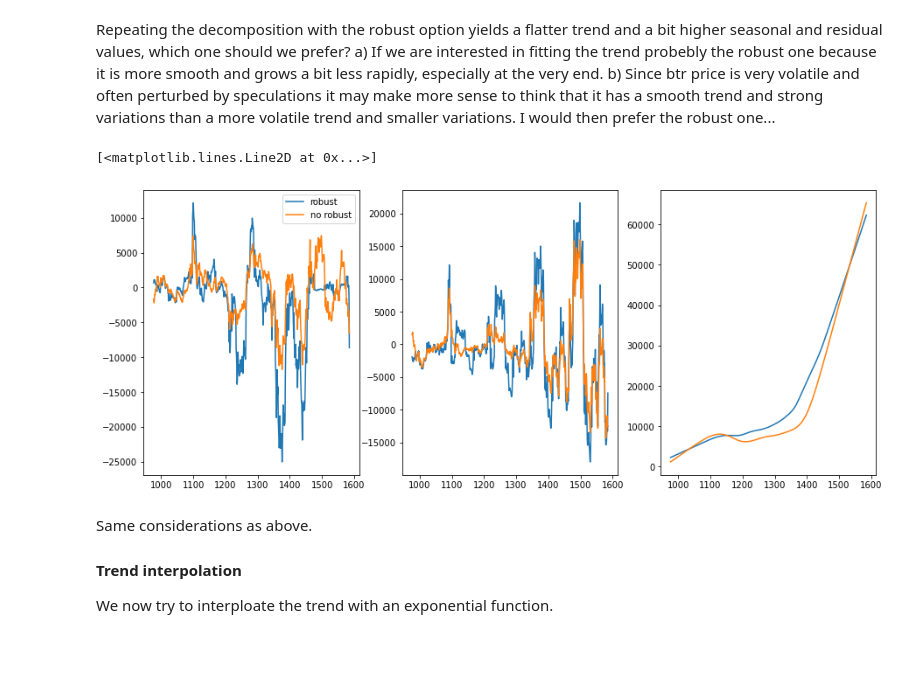
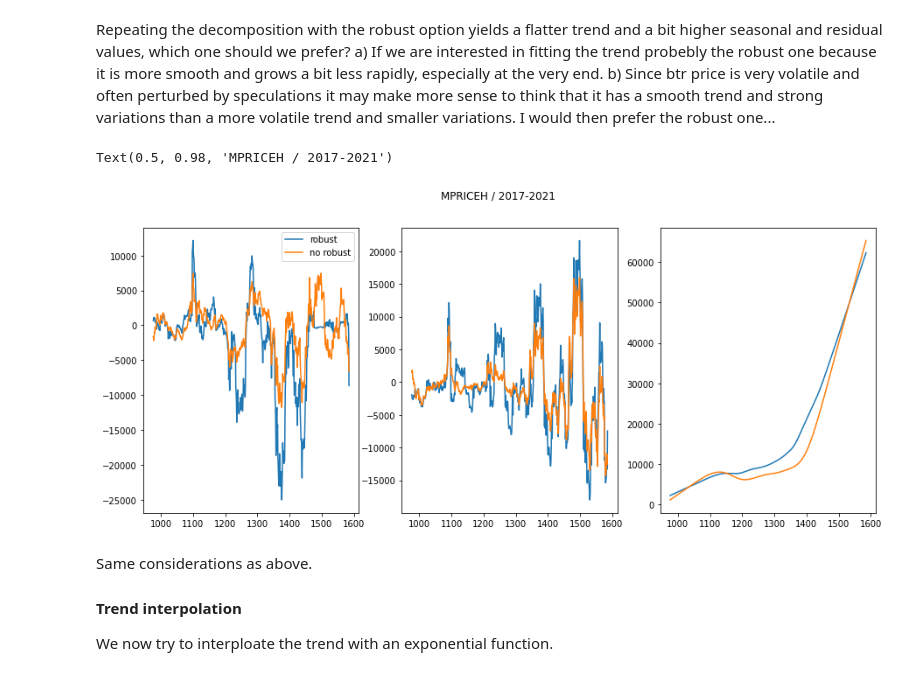
Before and after one commit to CasellaJr/Forecasting-Blockchain-indicators-for-analyzing-BTC-future-price, a Jupyter notebook: Market Price.ipynb, the cells around one changed output. Drawn from its saved outputs; the diff is of its cells as text; code cells hidden in the pictures; blank space fills up the shorter version.

```diff
--- a/Market Price.ipynb
+++ b/Market Price.ipynb
@@ -59,3 +59,7 @@ Are there null values?
 Timestamp    0
 Price        0
 dtype: int64
+# %%
+# Extract years
+market_price['year'] = [d.year for d in market_price["Timestamp"]]
+market_price.year.unique()
@@ -227,17 +260,19 @@ I would then prefer the robust one...
 # %%
 res3 = STL(mpriceh["Price"], period = 122, robust = True).fit()
 res4 = STL(mpriceh["Price"], period = 122).fit()
 fig, axs = plt.subplots(ncols=3, figsize=(15,6))
 axs[0].plot(res3.resid, label="robust")
 axs[0].plot(res4.resid, label="no robust")
 axs[0].legend()
 axs[1].plot(res3.seasonal)
 axs[1].plot(res4.seasonal)
 axs[2].plot(res3.trend)
 axs[2].plot(res4.trend)
+
+fig.suptitle('MPRICEH / 2017-2021')
 # %% [output]
-[<matplotlib.lines.Line2D at 0x...>]
+Text(0.5, 0.98, 'MPRICEH / 2017-2021')
-[figure, old version]
+[figure, new version]
 # %% [markdown]
 Same considerations as above.
 
```
Also changed, not shown: parts of 15 cells of this notebook.
